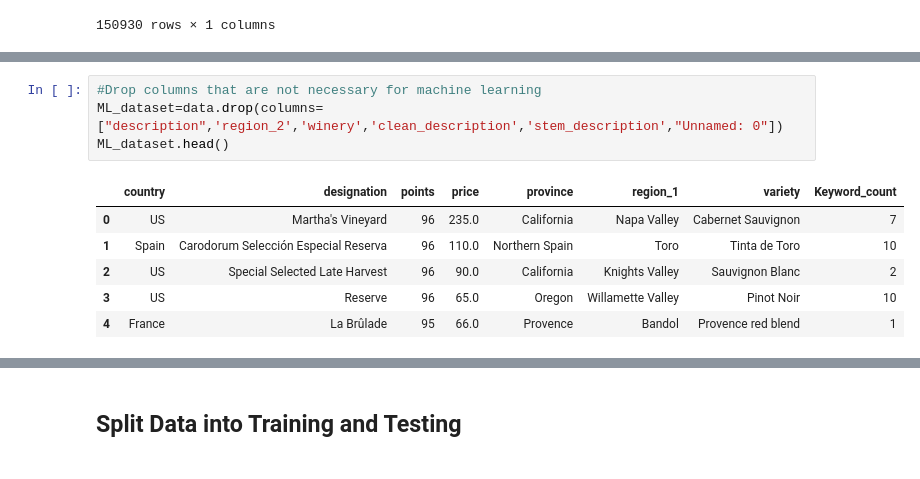
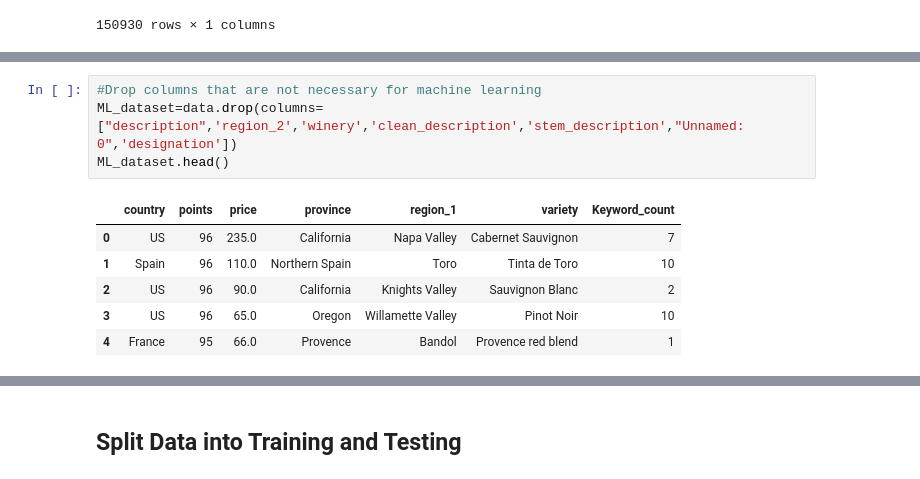
Before and after one commit to nataliepoorcreations/Wine_Reviews_Project, a Jupyter notebook: Machine_learning_model.ipynb, the cells around one changed output, grey strips where cells are left out. Drawn from its saved outputs; the diff is of its cells as text.

```diff
--- a/Machine_learning_model.ipynb
+++ b/Machine_learning_model.ipynb
@@ -196,12 +196,12 @@ data.head()
 | 4 | 4 | France | This is the top wine from La Bégu... | La Brûlade | 95 | 66.0 | Provence | Bandol | NaN | ... |
 # %%
 #Drop columns that are not necessary for machine learning
-ML_dataset=data.drop(columns=["description",'region_2','winery','clean_description','stem_description',"Unnamed: 0"])
+ML_dataset=data.drop(columns=["description",'region_2','winery','clean_description','stem_description',"Unnamed: 0",'designation'])
 ML_dataset.head()
 # %% [output]
-|  | country | designation | points | price | province | region_1 | variety | Keyword_count |
-| 0 | US | Martha's Vineyard | 96 | 235.0 | California | Napa Valley | Cabernet Sauvignon | 7 |
-| 1 | Spain | Carodorum Selección Especial Reserva | 96 | 110.0 | Northern Spain | Toro | Tinta de Toro | 10 |
-| 2 | US | Special Selected Late Harvest | 96 | 90.0 | California | Knights Valley | Sauvignon Blanc | 2 |
-| 3 | US | Reserve | 96 | 65.0 | Oregon | Willamette Valley | Pinot Noir | 10 |
-| 4 | France | La Brûlade | 95 | 66.0 | Provence | Bandol | Provence red blend | 1 |
+|  | country | points | price | province | region_1 | variety | Keyword_count |
+| 0 | US | 96 | 235.0 | California | Napa Valley | Cabernet Sauvignon | 7 |
+| 1 | Spain | 96 | 110.0 | Northern Spain | Toro | Tinta de Toro | 10 |
+| 2 | US | 96 | 90.0 | California | Knights Valley | Sauvignon Blanc | 2 |
+| 3 | US | 96 | 65.0 | Oregon | Willamette Valley | Pinot Noir | 10 |
+| 4 | France | 95 | 66.0 | Provence | Bandol | Provence red blend | 1 |
```
Also changed, not shown: parts of 10 cells of this notebook.
